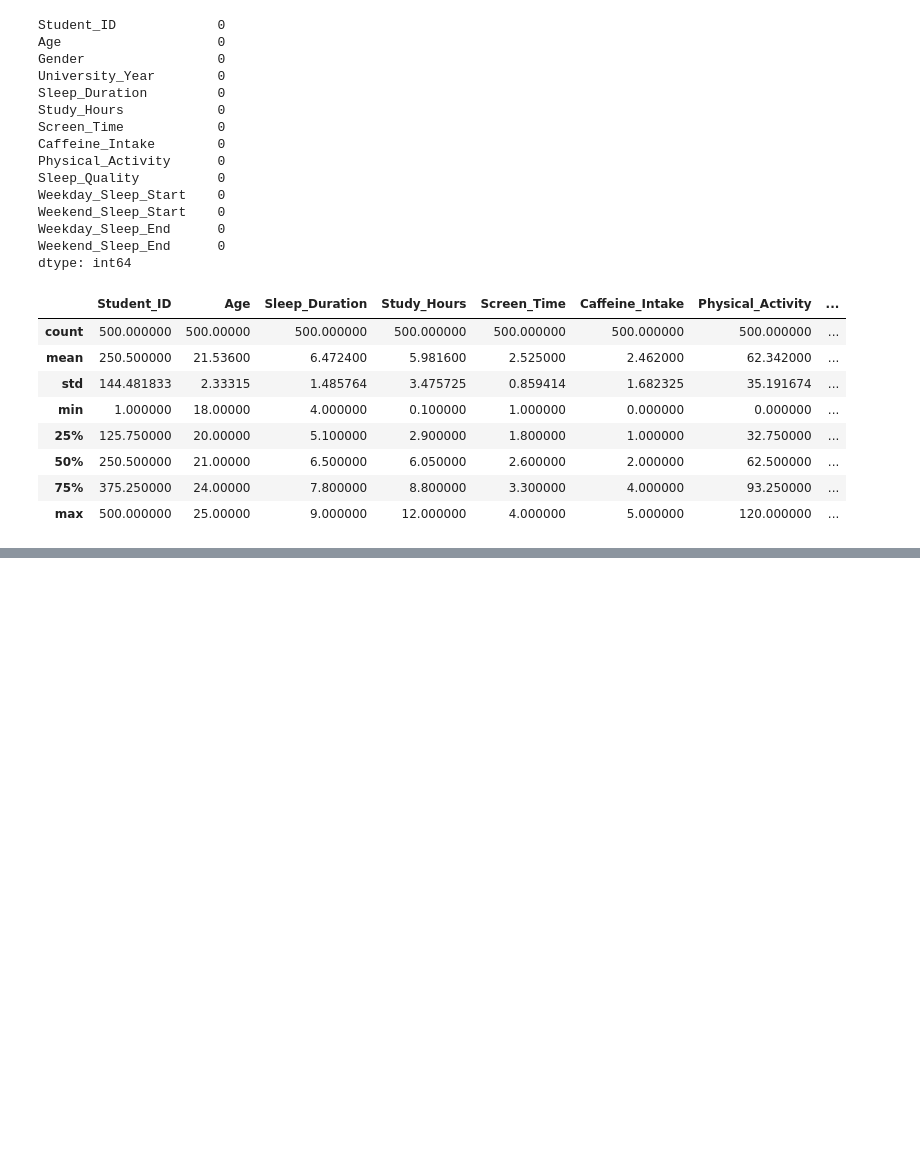
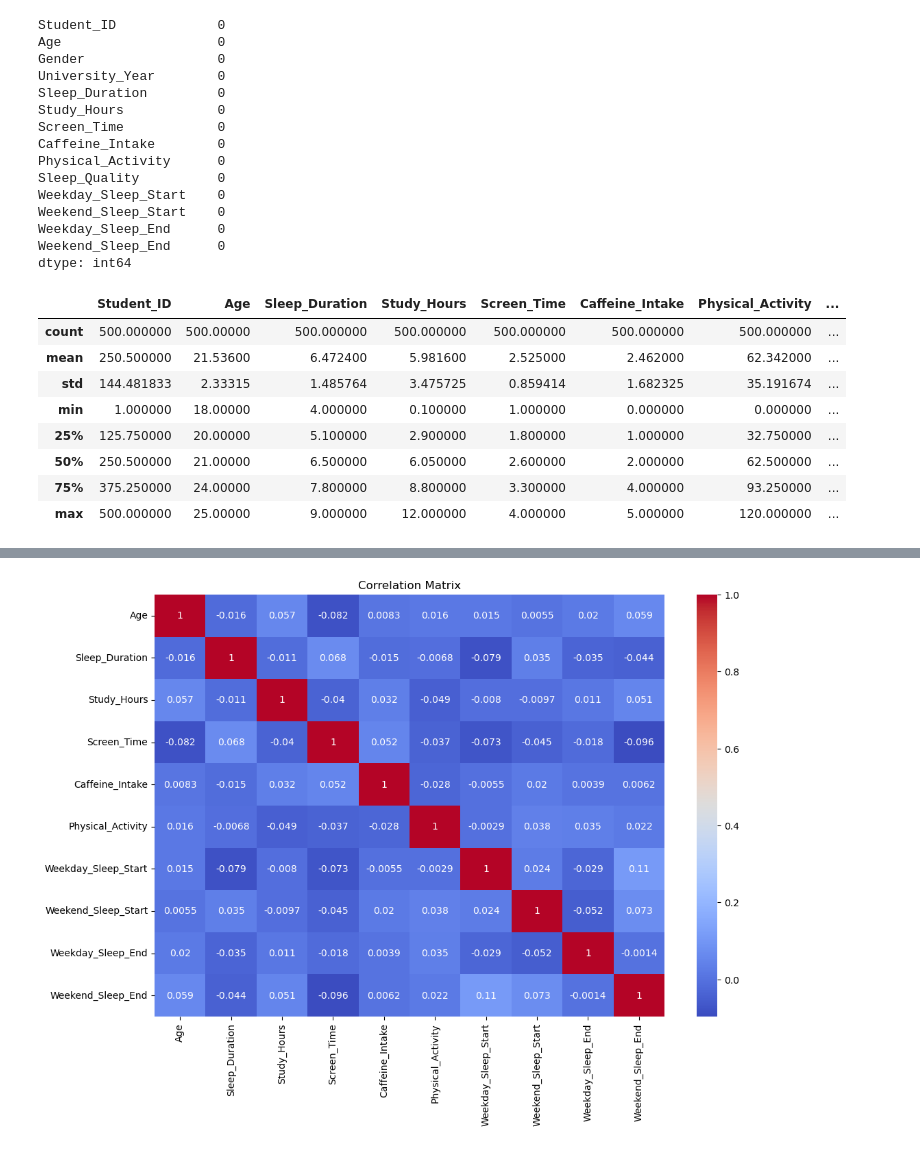
Before and after one commit to ShemaiahYaba/ML-classification-project, a Jupyter notebook: SLEEP QUALITY CLASSIFICATION.ipynb, the cells around one changed output, grey strips where cells are left out. Saved outputs shown, nothing was run; the diff lists cells and outputs as text; code cells hidden in the pictures; blank space fills up the shorter version.

Commit message:
EDA DONE WITH VISUALIZATIONS

```diff
--- a/SLEEP QUALITY CLASSIFICATION.ipynb
+++ b/SLEEP QUALITY CLASSIFICATION.ipynb
@@ -105,5 +105,9 @@ df.describe()
 | max | 500.000000 | 25.00000 | 9.000000 | 12.000000 | 4.000000 | 5.000000 | 120.000000 | ... |
 # %%
 #Examining the columns
-df.columns
+# Move the Sleep_Quality column to the last position
+sleep_quality = df.pop('Sleep_Quality')
+df['Sleep_Quality'] = sleep_quality
+# Verify the column order
+df
 # %% [output]
@@ -115,4 +127,9 @@ Index(['Student_ID', 'Age', 'Gender', 'University_Year', 'Sleep_Duration',
+# %%
+# Dropping unrequired columns
+columns_to_drop = ['Student_ID', 'Gender']
+df = df.drop(columns=columns_to_drop)
 # %%
 # Define the target variable (y) and features (X)
 y = df['Sleep_Quality']
-X = df[['Student_ID', 'Age', 'Gender', 'University_Year', 'Sleep_Duration', 'Study_Hours', 'Screen_Time', 'Caffeine_Intake', 'Physical_Activity', 'Weekday_Sleep_Start', 'Weekend_Sleep_Start', 'Weekday_Sleep_End', 'Weekend_Sleep_End']]
+X = df[['Age', 'University_Year', 'Sleep_Duration', 'Study_Hours', 'Screen_Time', 'Caffeine_Intake', 'Physical_Activity', 'Weekday_Sleep_Start', 'Weekend_Sleep_Start', 'Weekday_Sleep_End', 'Weekend_Sleep_End']]
+df
@@ -133,0 +150,4 @@ plt.show()
+# %%
+# Calculate the correlation matrix
+correlation_matrix = X.corr()
+correlation_matrix
@@ -133,0 +166,8 @@ plt.show()
+# %%
+#Correlation Visualization
+plt.figure(figsize=(12, 8))
+sns.heatmap(correlation_matrix, annot=True, cmap='coolwarm')
+plt.title('Correlation Matrix')
+plt.show()
+# %% [output]
+[figure, added]
```
Also changed, not shown: parts of 9 cells of this notebook.
